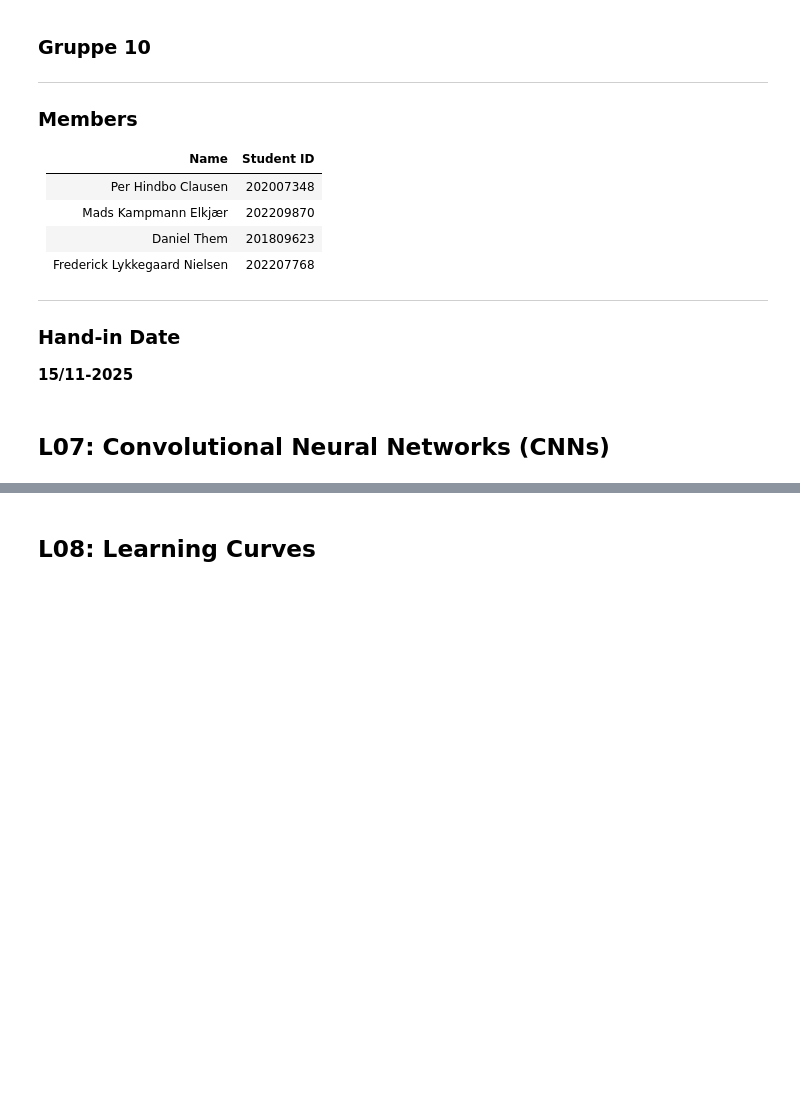
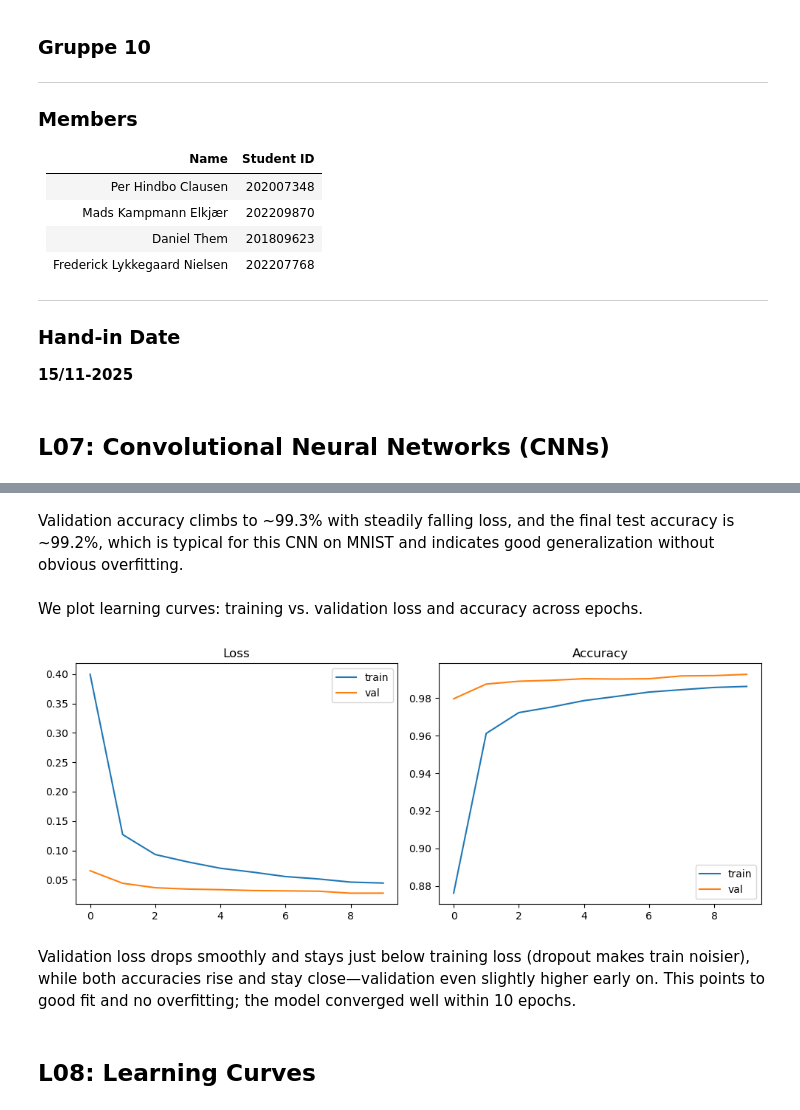
Before and after one commit to madskelkjaer/SWMAL, a Jupyter notebook: Journal/Opgave3/SWMAL_Grp10-3.ipynb, the cells around one changed output, grey strips where cells are left out. Saved outputs shown, nothing was run; the diff lists cells and outputs as text; code cells hidden in the pictures; blank space fills up the shorter version.

```diff
--- a/Journal/Opgave3/SWMAL_Grp10-3.ipynb
+++ b/Journal/Opgave3/SWMAL_Grp10-3.ipynb
@@ -41,0 +120,15 @@ If you use a code template from slides, HOML or the internet, then remember to a
+# %%
+import tensorflow as tf
+import numpy as np
+import matplotlib.pyplot as plt
+
+tf.random.set_seed(42)
+
+# Load data
+(x_train, y_train), (x_test, y_test) = tf.keras.datasets.mnist.load_data()
+
+# Scale to [0,1] and add channel dim
+x_train = (x_train.astype("float32") / 255.0)[..., None]
+x_test  = (x_test.astype("float32")  / 255.0)[..., None]
+
+print(x_train.shape, y_train.shape, x_test.shape, y_test.shape)
@@ -41,0 +196,14 @@ If you use a code template from slides, HOML or the internet, then remember to a
+# %%
+epochs = 10
+batch_size = 128
+
+history = model.fit(
+    x_train, y_train,
+    batch_size=batch_size,
+    epochs=epochs,
+    validation_split=0.1,
+    verbose=2
+)
+
+test_loss, test_acc = model.evaluate(x_test, y_test, verbose=0)
+print(f"Test accuracy: {test_acc:.4f}")
@@ -42,3 +228,24 @@ If you use a code template from slides, HOML or the internet, then remember to a
+# %% [markdown]
+Validation accuracy climbs to ~99.3% with steadily falling loss, and the final test accuracy is ~99.2%, which is typical for this CNN on MNIST and indicates good generalization without obvious overfitting.
+# %% [markdown]
+We plot learning curves: training vs. validation loss and accuracy across epochs.
+# %%
+plt.figure(figsize=(10,4))
+plt.subplot(1,2,1)
+plt.plot(history.history["loss"], label="train")
+plt.plot(history.history["val_loss"], label="val")
+plt.title("Loss"); plt.legend()
+
+plt.subplot(1,2,2)
+plt.plot(history.history["accuracy"], label="train")
+plt.plot(history.history["val_accuracy"], label="val")
+plt.title("Accuracy"); plt.legend()
+
+plt.tight_layout(); plt.show()
+# %% [output]
+[figure, added]
+# %% [markdown]
+Validation loss drops smoothly and stays just below training loss (dropout makes train noisier), while both accuracies rise and stay close—validation even slightly higher early on. This points to good fit and no overfitting; the model converged well within 10 epochs.
 # %% [markdown]
 ## L08: Learning Curves
 # %% [markdown]
```
Also changed, not shown: parts of 37 cells of this notebook.
